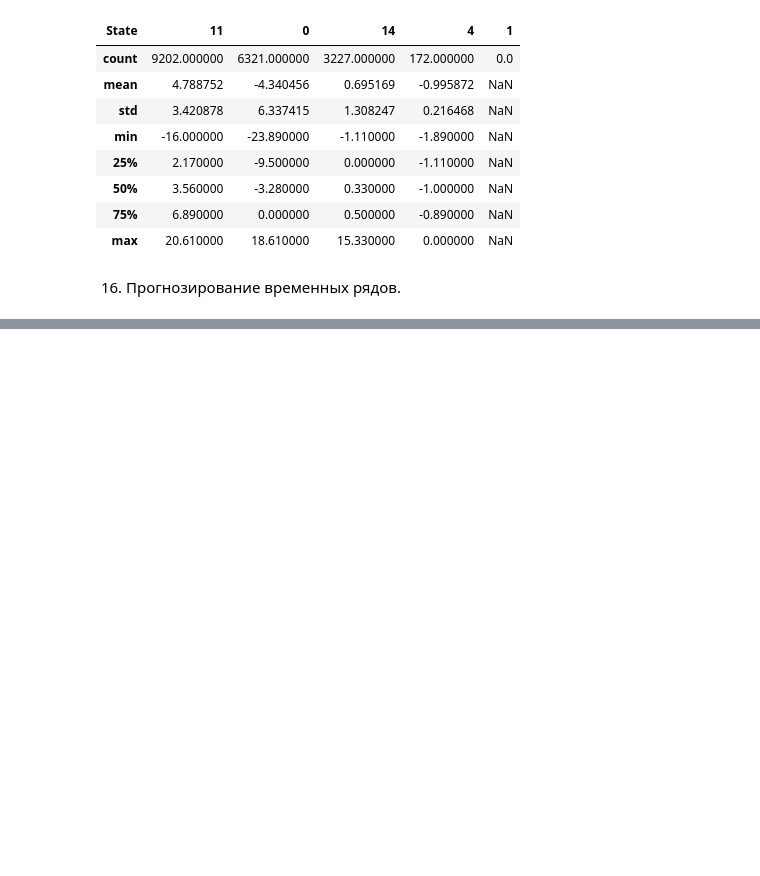
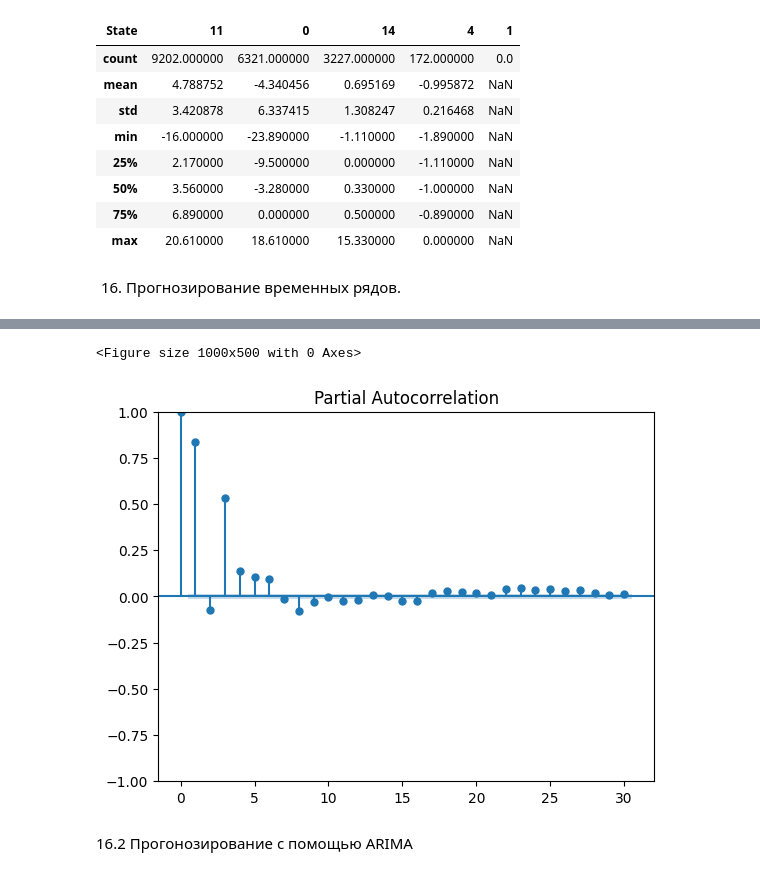
Before and after one commit to Lil-Poha/analise_data, a Jupyter notebook: 2_task/task2.ipynb, the cells around one changed output, grey strips where cells are left out. Drawn from its saved outputs; the diff is of its cells as text; code cells hidden in the pictures; blank space fills up the shorter version.

```diff
--- a/2_task/task2.ipynb
+++ b/2_task/task2.ipynb
@@ -481,0 +519,9 @@ df_stats_second
+# %%
+plt.figure(figsize=(10,5))
+sm.graphics.tsa.plot_pacf(df_third['Temperature'], lags=30)
+plt.show()
+# %% [output]
+<Figure size 1000x500 with 0 Axes>
+[figure, added]
+# %% [markdown]
+16.2 Прогонозирование с помощью ARIMA
```
Also changed, not shown: parts of 6 cells of this notebook, 1 other file.
